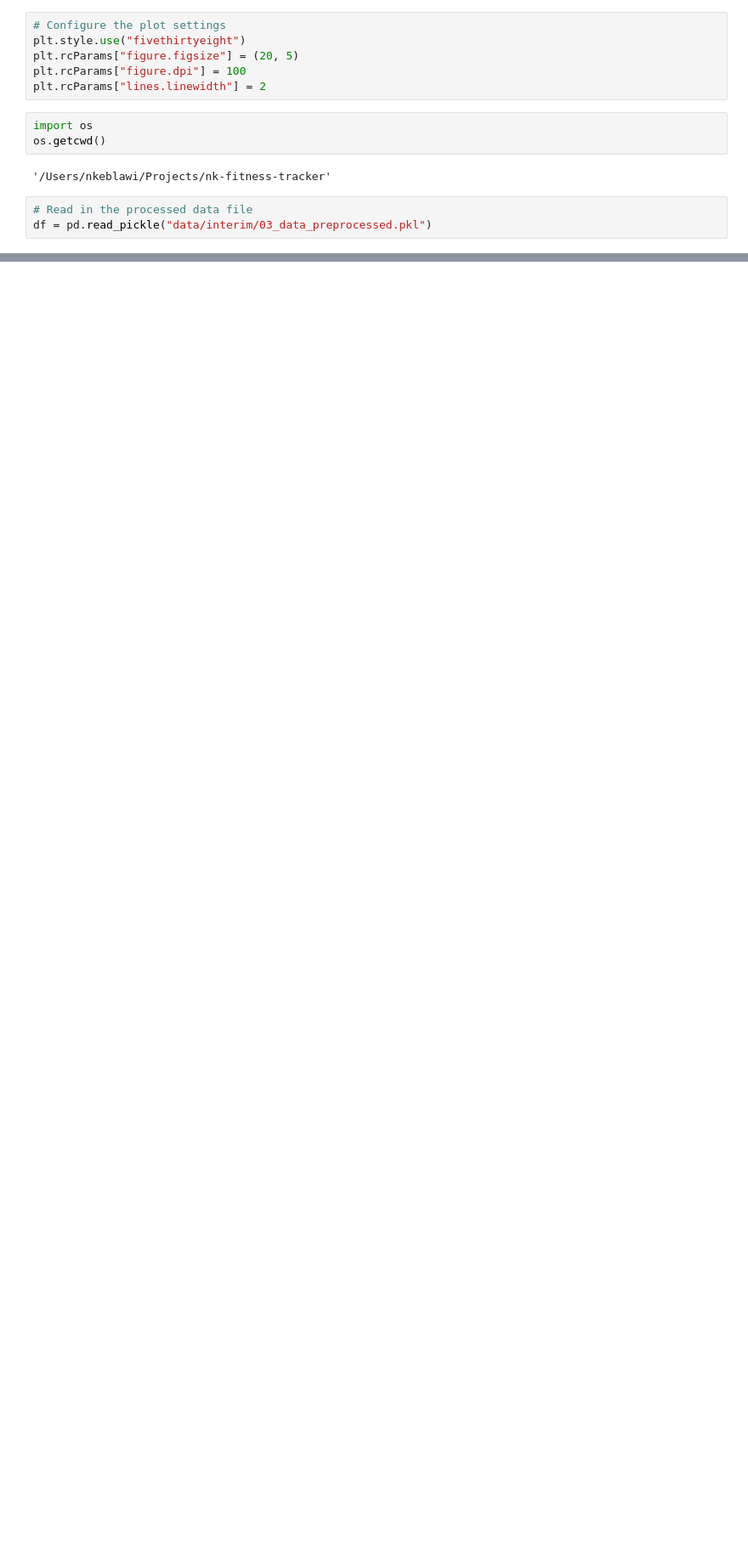
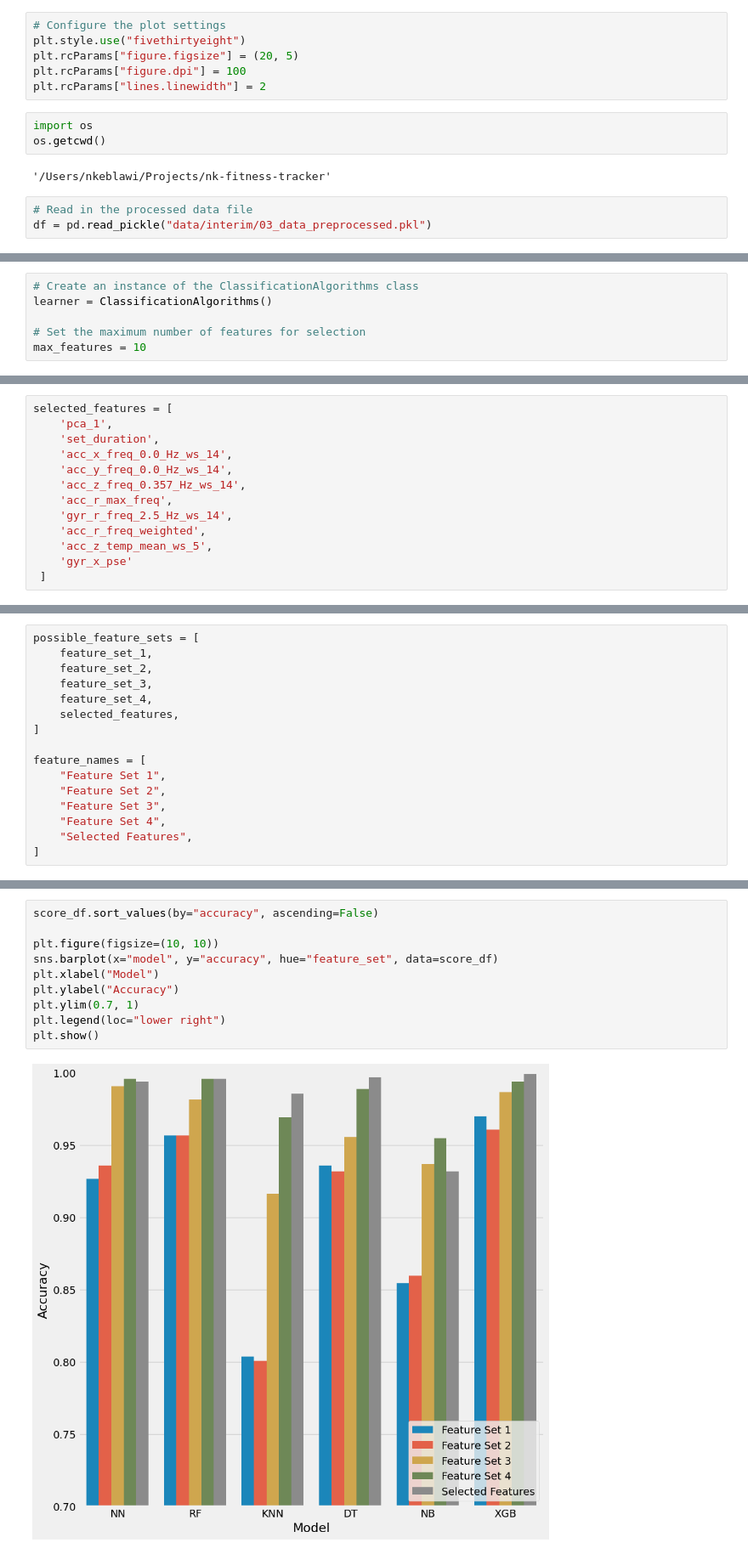
Before and after one commit to nkeblawi/nk-fitness-tracker, a Jupyter notebook: notebooks/nk-fitness-tracker-p4-predictive-modeling.ipynb, the cells around one changed output, grey strips where cells are left out. Shown at 85% size. Saved outputs shown, nothing was run; the diff lists cells and outputs as text; blank space fills up the shorter version.

```diff
--- a/notebooks/nk-fitness-tracker-p4-predictive-modeling.ipynb
+++ b/notebooks/nk-fitness-tracker-p4-predictive-modeling.ipynb
@@ -48,0 +131,6 @@ from src.models.LearningAlgorithms import ClassificationAlgorithms
+# %%
+# Create an instance of the ClassificationAlgorithms class
+learner = ClassificationAlgorithms()
+
+# Set the maximum number of features for selection
+max_features = 10
@@ -48,0 +160,13 @@ from src.models.LearningAlgorithms import ClassificationAlgorithms
+# %%
+selected_features = [
+    'pca_1',
+    'set_duration',
+    'acc_x_freq_0.0_Hz_ws_14',
+    'acc_y_freq_0.0_Hz_ws_14',
+    'acc_z_freq_0.357_Hz_ws_14',
+    'acc_r_max_freq',
+    'gyr_r_freq_2.5_Hz_ws_14',
+    'acc_r_freq_weighted',
+    'acc_z_temp_mean_ws_5',
+    'gyr_x_pse'
+ ]
@@ -48,0 +179,16 @@ from src.models.LearningAlgorithms import ClassificationAlgorithms
+# %%
+possible_feature_sets = [
+    feature_set_1,
+    feature_set_2,
+    feature_set_3,
+    feature_set_4,
+    selected_features,
+]
+
+feature_names = [
+    "Feature Set 1",
+    "Feature Set 2",
+    "Feature Set 3",
+    "Feature Set 4",
+    "Selected Features",
+]
@@ -48,0 +328,12 @@ from src.models.LearningAlgorithms import ClassificationAlgorithms
+# %%
+score_df.sort_values(by="accuracy", ascending=False)
+
+plt.figure(figsize=(10, 10))
+sns.barplot(x="model", y="accuracy", hue="feature_set", data=score_df)
+plt.xlabel("Model")
+plt.ylabel("Accuracy")
+plt.ylim(0.7, 1)
+plt.legend(loc="lower right")
+plt.show()
+# %% [output]
+[figure, added]
```
Also changed, not shown: parts of 37 cells of this notebook, 3 other files.
